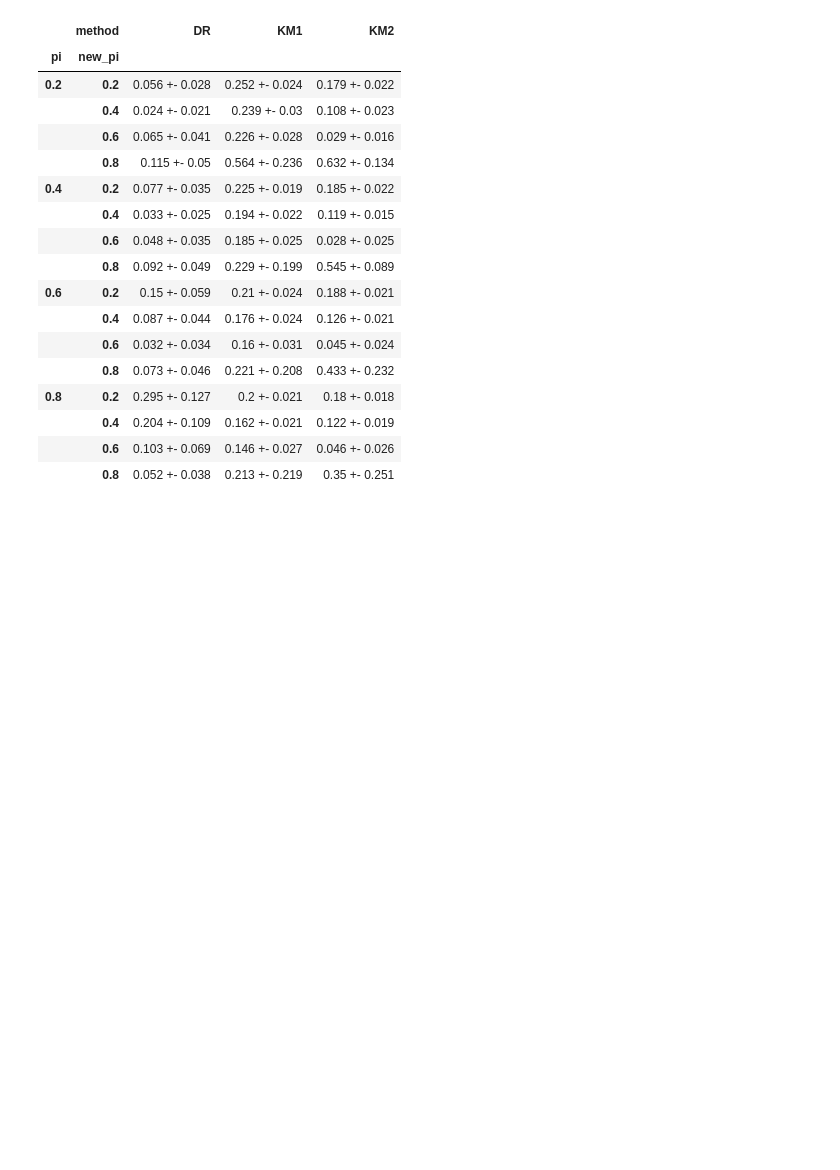
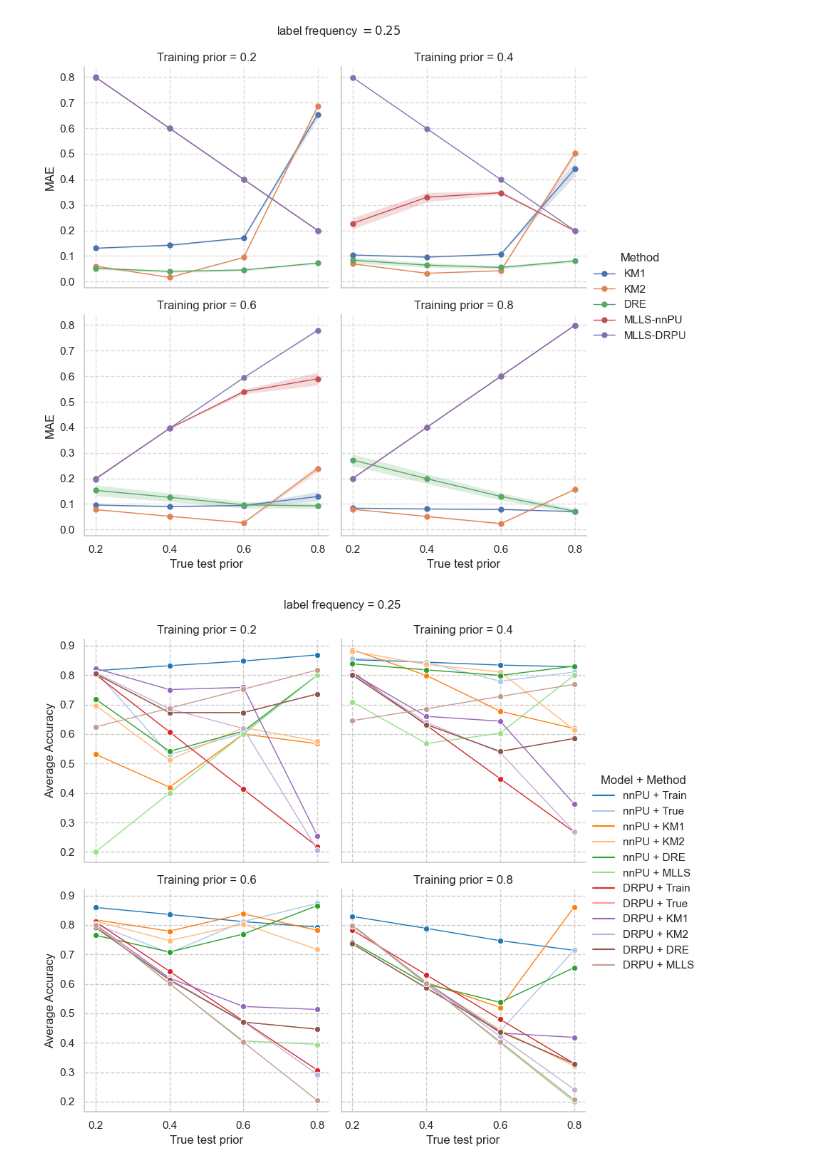
Before and after one commit to izabelatelejko/PULS-Master, a Jupyter notebook: evaluation.ipynb, the cells around one changed output. Saved outputs shown, nothing was run; the diff lists cells and outputs as text; code cells hidden in the pictures; blank space fills up the shorter version.

```diff
--- a/evaluation.ipynb
+++ b/evaluation.ipynb
@@ -1,33 +0,0 @@
-# %%
-from PULS.evaluation import evaluate_shifted_pi_estimation
-
-dataset_name = 'Gauss'
-mean = 0.5
-n = 1000
-label_frequency = 0.5
-pi_grid = [0.2, 0.4, 0.6, 0.8]
-
-df = evaluate_shifted_pi_estimation(dataset_name, mean, n, label_frequency, pi_grid, pi_grid, convert_to_df=True)
-df['value'] = round(df['mae'], 3).astype(str) + ' +- ' + round(df['std_mae'], 3).astype(str)
-mae_results = df[["pi", "new_pi", "method", "value"]]
-mae_results = mae_results.pivot(index=["pi", "new_pi"], columns="method", values="value")
-mae_results
-# %% [output]
-|  | method | DR | KM1 | KM2 |
-| pi | new_pi |  |  |  |
-| 0.2 | 0.2 | 0.056 +- 0.028 | 0.252 +- 0.024 | 0.179 +- 0.022 |
-|  | 0.4 | 0.024 +- 0.021 | 0.239 +- 0.03 | 0.108 +- 0.023 |
-|  | 0.6 | 0.065 +- 0.041 | 0.226 +- 0.028 | 0.029 +- 0.016 |
-|  | 0.8 | 0.115 +- 0.05 | 0.564 +- 0.236 | 0.632 +- 0.134 |
-| 0.4 | 0.2 | 0.077 +- 0.035 | 0.225 +- 0.019 | 0.185 +- 0.022 |
-|  | 0.4 | 0.033 +- 0.025 | 0.194 +- 0.022 | 0.119 +- 0.015 |
-|  | 0.6 | 0.048 +- 0.035 | 0.185 +- 0.025 | 0.028 +- 0.025 |
-|  | 0.8 | 0.092 +- 0.049 | 0.229 +- 0.199 | 0.545 +- 0.089 |
-| 0.6 | 0.2 | 0.15 +- 0.059 | 0.21 +- 0.024 | 0.188 +- 0.021 |
-|  | 0.4 | 0.087 +- 0.044 | 0.176 +- 0.024 | 0.126 +- 0.021 |
-|  | 0.6 | 0.032 +- 0.034 | 0.16 +- 0.031 | 0.045 +- 0.024 |
-|  | 0.8 | 0.073 +- 0.046 | 0.221 +- 0.208 | 0.433 +- 0.232 |
-| 0.8 | 0.2 | 0.295 +- 0.127 | 0.2 +- 0.021 | 0.18 +- 0.018 |
-|  | 0.4 | 0.204 +- 0.109 | 0.162 +- 0.021 | 0.122 +- 0.019 |
-|  | 0.6 | 0.103 +- 0.069 | 0.146 +- 0.027 | 0.046 +- 0.026 |
-|  | 0.8 | 0.052 +- 0.038 | 0.213 +- 0.219 | 0.35 +- 0.251 |
@@ -33,0 +119,36 @@ mae_results
+# %%
+# Mean Absolute Error of test prior estimation for Gaussian Dataset (n = n′ = 1000, K = 10)
+# Average Accuracy of different trained classifiers for Gaussian Dataset (n = n′ = 1000, K = 10)
+
+dataset_name = 'Gauss'
+mean = 0.5
+n = 1000
+label_frequencies = [0.25, 0.5, 0.75]
+pi_grid = [0.2, 0.4, 0.6, 0.8]
+
+method_mapping = {"DR": "DRE", "DRE": "DRE", "KM1": "KM1", "KM2": "KM2", "MLLS_DRPU": "MLLS-DRPU", "MLLS_NNPU": "MLLS-nnPU", "mlls-drpu": "MLLS", "mlls-nnpu": "MLLS", "train": "Train", "true": "True"}
+model_mapping = {"drpu": "DRPU", "nnpu": "nnPU"}
+
+for label_frequency in label_frequencies:
+        df_mae = evaluate_shifted_pi_estimation(dataset_name, mean, n, label_frequency, pi_grid, pi_grid, convert_to_df=True)
+        df_mae["value"] = round(df_mae['mae'], 3).astype(str) + ' +- ' + round(df_mae['std_mae'], 3).astype(str)
+        df_mae['method'] = df_mae['method'].map(method_mapping)
+        plot_mae_with_se(df_mae, pi_grid, label_frequency, verbose=True)
+
+        df_metric = evaluate_all_TC_metrics(dataset_name, mean, n, label_frequency, pi_grid, pi_grid, convert_to_df=True)
+        df_metric = df_metric[df_metric['metric'].isin(['accuracy'])]
+
+        # filter out model = 'nnpu' and method = 'mlls-drpu' or model = 'drpu' and method = 'mlls-nnpu'
+        df_metric = df_metric[~((df_metric['model'] == 'nnpu') & (df_metric['method'] == 'mlls-drpu')) & ~((df_metric['model'] == 'drpu') & (df_metric['method'] == 'mlls-nnpu'))]
+
+        df_metric['model'] = df_metric['model'].map(model_mapping)
+        df_metric['method'] = df_metric['method'].map(method_mapping)
+        df_metric['model-method'] = df_metric['model'] + ' + ' + df_metric['method']
+        plot_metric(df_metric, 'Accuracy', pi_grid, label_frequency, verbose=True)
+
+
+# mae_results = df[["pi", "new_pi", "method", "value"]]
+# mae_results = mae_results.pivot(index=["pi", "new_pi"], columns="method", values="value")
+# %% [output]
+[figure, added]
+[figure, added]
```
Also changed, not shown: parts of 20 cells of this notebook.
